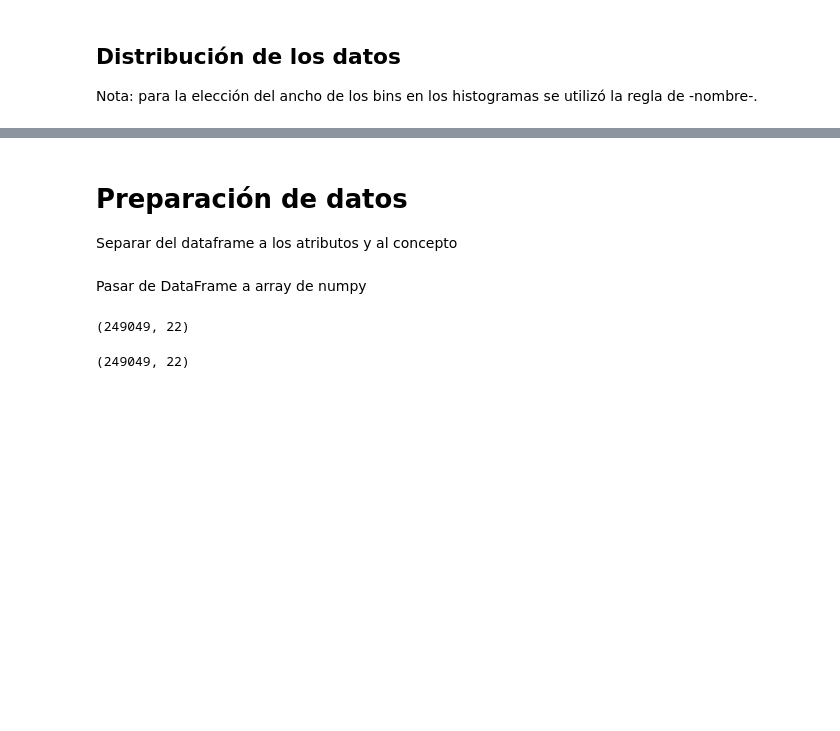
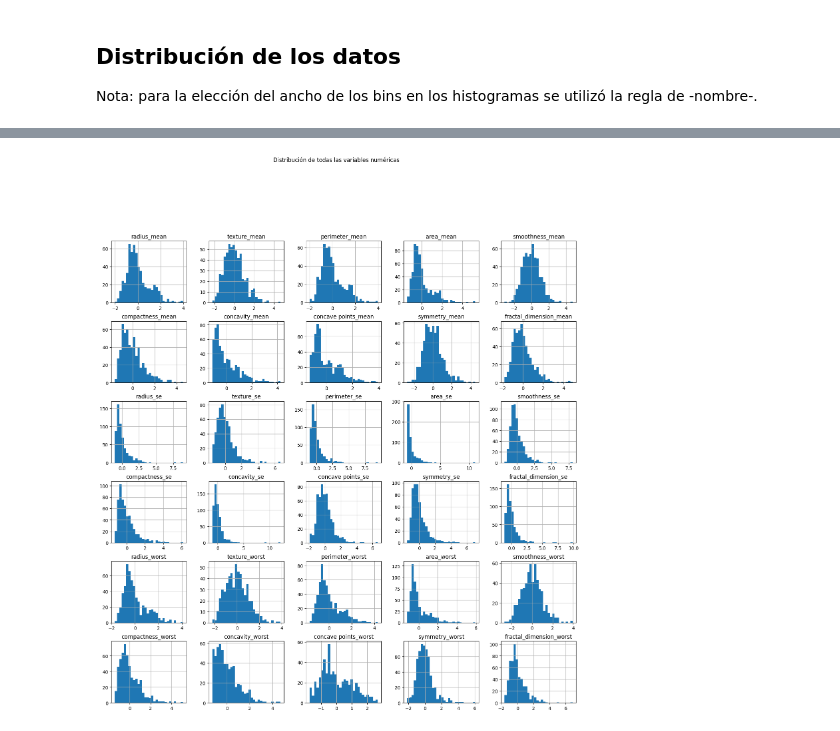
Before and after one commit to matias-cisnero/anomaly-detection-with-autoencoder, a Jupyter notebook: notebooks/EDA.ipynb, the cells around one changed output, grey strips where cells are left out. Saved outputs shown, nothing was run; the diff lists cells and outputs as text; code cells hidden in the pictures; blank space fills up the shorter version.

```diff
--- a/notebooks/EDA.ipynb
+++ b/notebooks/EDA.ipynb
@@ -191,4 +214,0 @@ for atributo in atributos:
-# %% [markdown]
-# Preparación de datos
-
-Separar del dataframe a los atributos y al concepto
@@ -202,2 +214,0 @@ print(type(concepto))
-# %% [markdown]
-Pasar de DataFrame a array de numpy
@@ -212,10 +215,11 @@ print(f"Shape de y: {y.shape}")
-# %%
-df.shape
-# %% [output]
-(249049, 22)
-# %%
-df = df.drop(df[df["Diabetes_012"] == 1.0].index)
-# %%
-df.shape
-# %% [output]
-(249049, 22)
+# %%
+import seaborn as sns
+import matplotlib.pyplot as plt
+
+df_num = df.drop(columns=["diagnosis"])
+
+df_num.hist(figsize=(18, 18), bins=30)
+plt.suptitle("Distribución de todas las variables numéricas", y=1.02)
+plt.show()
+# %% [output]
+[figure, added]
```
Also changed, not shown: parts of 18 cells of this notebook, 38 other files.
